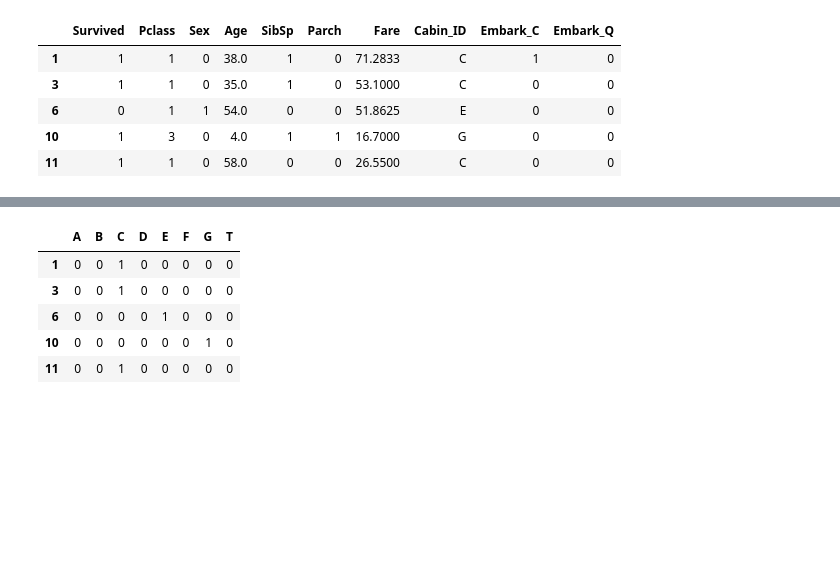
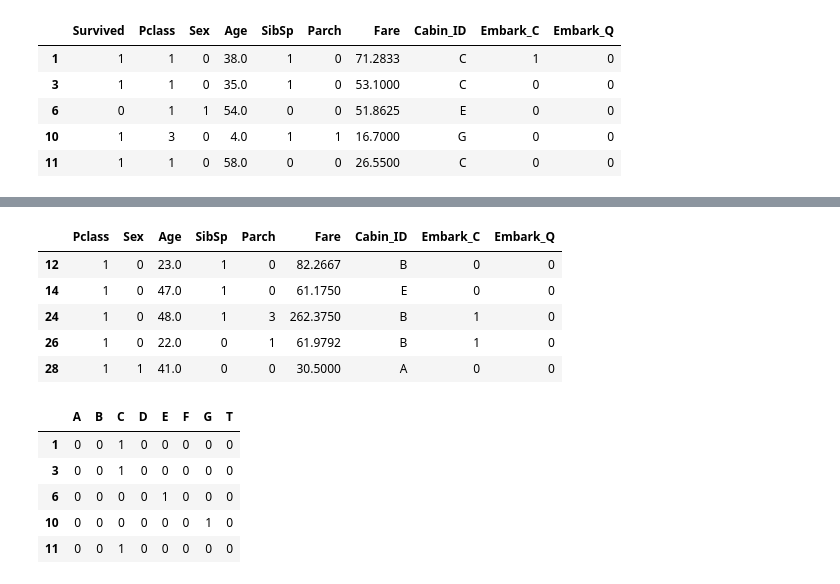
Before and after one commit to osulalam/Titanic, a Jupyter notebook: Titanic+Tutorial+Pt+II+-+OL.ipynb, the cells around one changed output, grey strips where cells are left out. Cells and saved outputs as stored; diff of their text form; code cells hidden in the pictures; blank space fills up the shorter version.

```diff
--- a/Titanic+Tutorial+Pt+II+-+OL.ipynb
+++ b/Titanic+Tutorial+Pt+II+-+OL.ipynb
@@ -572,3 +618,6 @@ df.head()
 | 4 | 5 | 0 | 3 | Allen, Mr. William Henry | 1 | 35.0 | 0 | 0 | 373450 | 8.0500 | ... |
 | 7 | 8 | 0 | 3 | Palsson, Master. Gosta Leonard | 1 | 2.0 | 3 | 1 | 349909 | 21.0750 | ... |
 | 8 | 9 | 1 | 3 | Johnson, Mrs. Oscar W (Elisabeth ... | 0 | 27.0 | 0 | 2 | 347742 | 11.1333 | ... |
+# %%
+df_test = test[test['Cabin_ID'].isnull()]
+df_test.head()
@@ -604,9 +670,15 @@ print(pred)
  'F' 'B' 'G' 'E' 'F' 'F' 'F' 'F' 'F' 'A' 'F' 'E' 'F' 'D' 'E' 'F' 'A' 'F'
  'F' 'E' 'E' 'C' 'F' 'F' 'D' 'F' 'A' 'C' 'F' 'E' 'F' 'F' 'F' 'A' 'F' 'A'
  'G' 'F' 'D']
+# %%
+clf = KNeighborsClassifier(n_neighbors=1)
+clf.fit(Xt,yt)
+Xt = df_test.iloc[:, [1,3,4,5,6,8,12,13]].values
+predt = clf.predict(Xt)
 # %%
 # add predictions of Cabin_ID to dataframe
 df['Cabin_ID'] = pred
+df_test['Cabin_ID'] = predt
 df['Cabin_ID'].value_counts()
 # %% [output]
 A value is trying to be set on a copy of a slice from a DataFrame.
@@ -623,6 +701,7 @@ B     21
 Name: Cabin_ID, dtype: int64
 # %%
 titanic_train = new_train.append(df)
+test = new_test.append(df_test)
 print(titanic_train.head(), titanic_train.shape)
 # %% [output]
     PassengerId  Survived  Pclass  \
@@ -677,2 +799,12 @@ titanic_train.head()
+# %%
+test = test.drop(['PassengerId','Name','Ticket','Embarked','Cabin'], axis=1)
+test.head()
+# %% [output]
+|  | Pclass | Sex | Age | SibSp | Parch | Fare | Cabin_ID | Embark_C | Embark_Q |
+| 12 | 1 | 0 | 23.0 | 1 | 0 | 82.2667 | B | 0 | 0 |
+| 14 | 1 | 0 | 47.0 | 1 | 0 | 61.1750 | E | 0 | 0 |
+| 24 | 1 | 0 | 48.0 | 1 | 3 | 262.3750 | B | 1 | 0 |
+| 26 | 1 | 0 | 22.0 | 0 | 1 | 61.9792 | B | 1 | 0 |
+| 28 | 1 | 1 | 41.0 | 0 | 0 | 30.5000 | A | 0 | 0 |
 # %%
 Cabin_dum = pd.get_dummies(titanic_train['Cabin_ID'])
```
Also changed, not shown: parts of 18 cells of this notebook.
